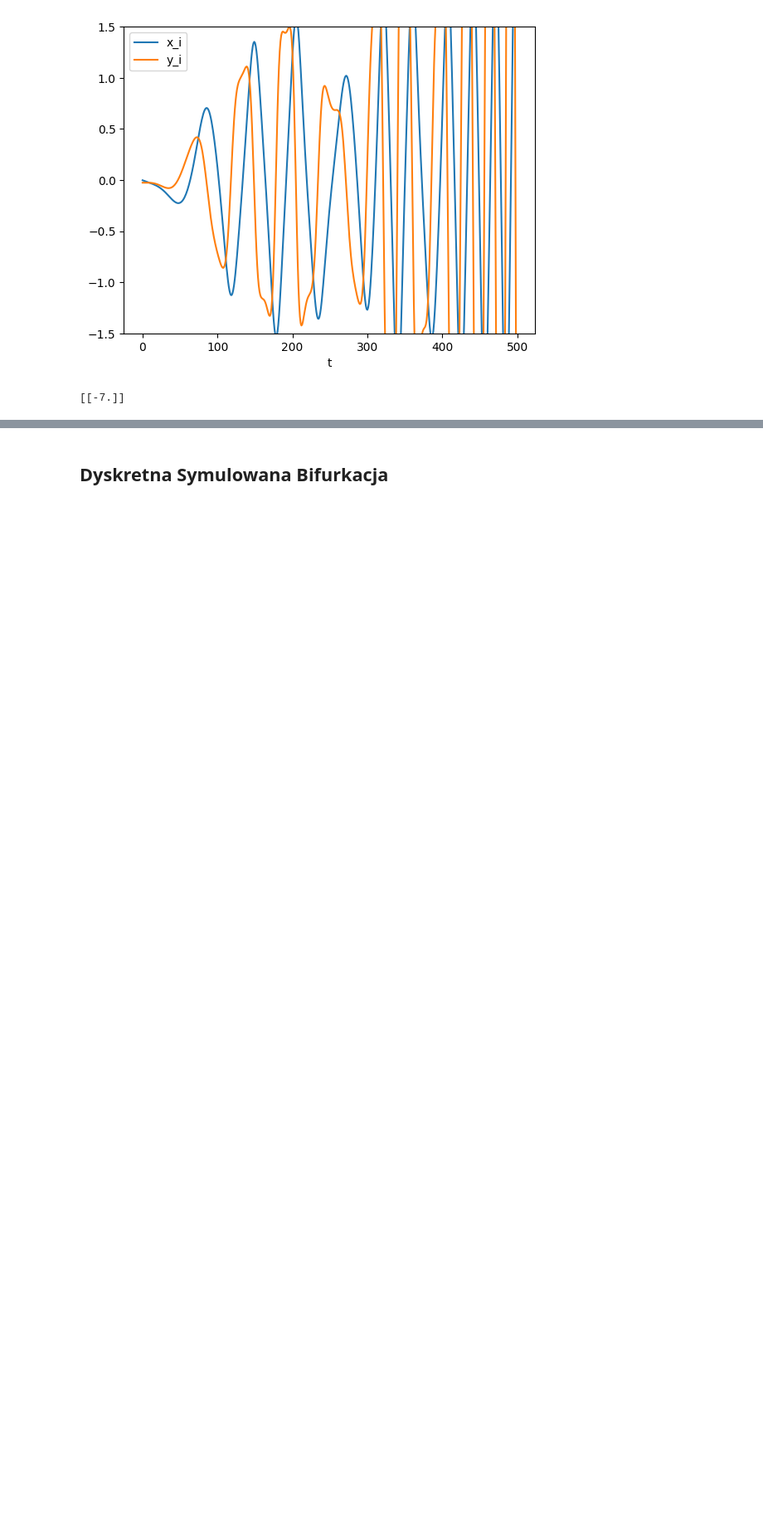
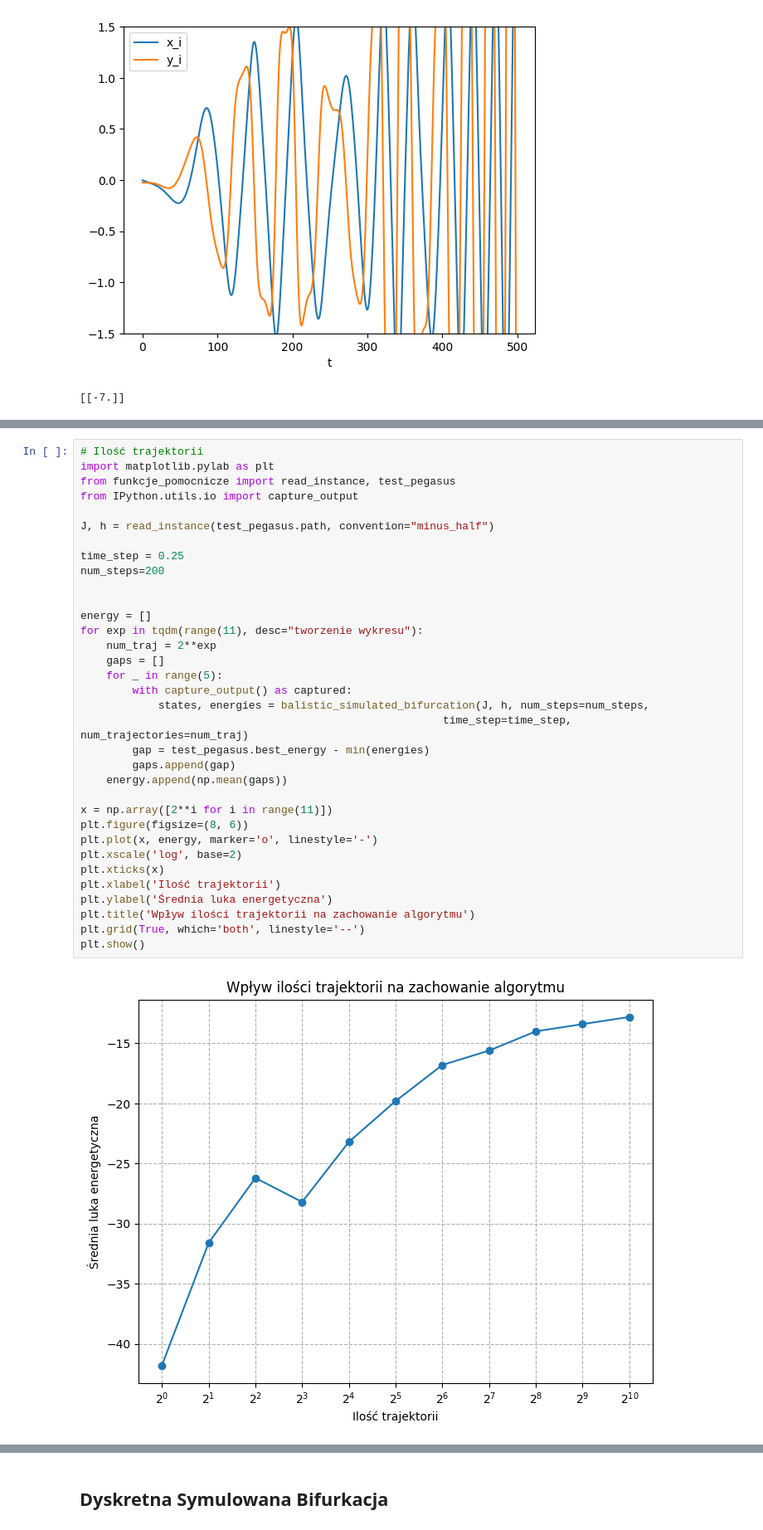
Before and after one commit to iitis/AkademiaSztukiKwantowej, a Jupyter notebook: classical_and_quantum_annealing/Algorytm_symulowanej_bifurkacji.ipynb, the cells around one changed output, grey strips where cells are left out. Shown at 83% size. Drawn from its saved outputs; the diff is of its cells as text; blank space fills up the shorter version.

```diff
--- a/classical_and_quantum_annealing/Algorytm_symulowanej_bifurkacji.ipynb
+++ b/classical_and_quantum_annealing/Algorytm_symulowanej_bifurkacji.ipynb
@@ -140,0 +156,36 @@ Stan podstawowy: -469.0
+# %%
+# Ilość trajektorii
+import matplotlib.pylab as plt
+from funkcje_pomocnicze import read_instance, test_pegasus
+from IPython.utils.io import capture_output
+
+J, h = read_instance(test_pegasus.path, convention="minus_half")
+
+time_step = 0.25
+num_steps=200
+
+
+energy = []
+for exp in tqdm(range(11), desc="tworzenie wykresu"):
+    num_traj = 2**exp
+    gaps = []
+    for _ in range(5):
+        with capture_output() as captured:
+            states, energies = balistic_simulated_bifurcation(J, h, num_steps=num_steps,
+                                                        time_step=time_step, num_trajectories=num_traj)
+        gap = test_pegasus.best_energy - min(energies)
+        gaps.append(gap)
+    energy.append(np.mean(gaps))
+
+x = np.array([2**i for i in range(11)])
+plt.figure(figsize=(8, 6))
+plt.plot(x, energy, marker='o', linestyle='-')
+plt.xscale('log', base=2)
+plt.xticks(x)
+plt.xlabel('Ilość trajektorii')
+plt.ylabel('Średnia luka energetyczna')
+plt.title('Wpływ ilości trajektorii na zachowanie algorytmu')
+plt.grid(True, which='both', linestyle='--')
+plt.show()
+# %% [output]
+[figure, added]
```
Also changed, not shown: parts of 8 cells of this notebook, 4 other files.
